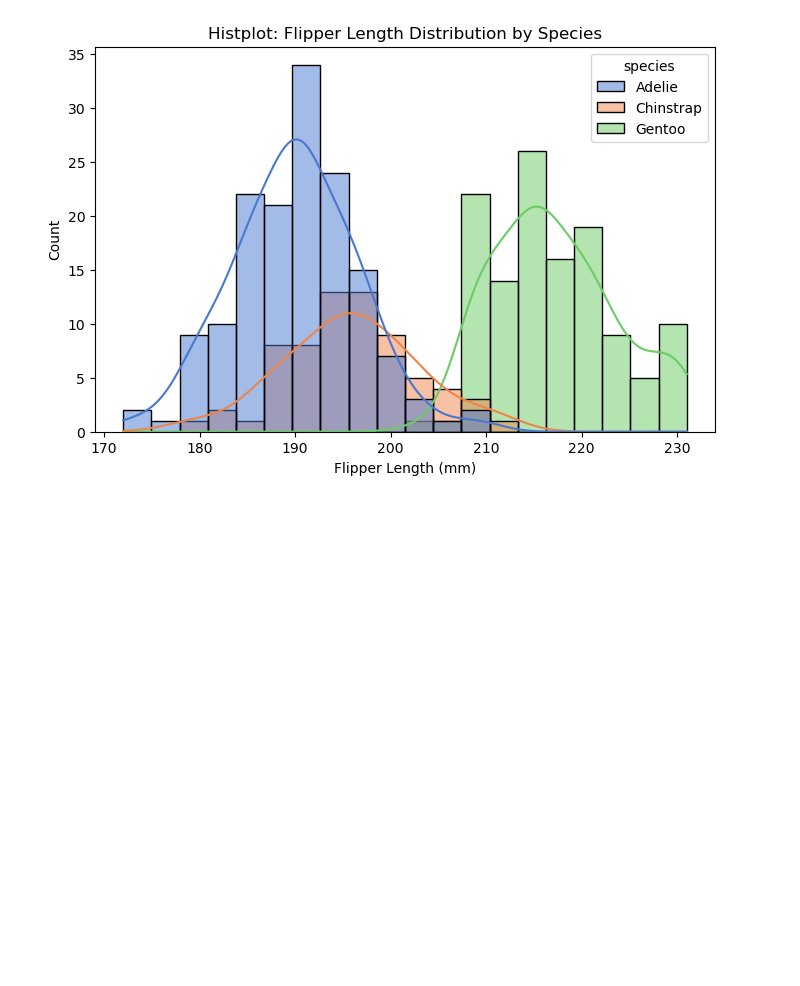
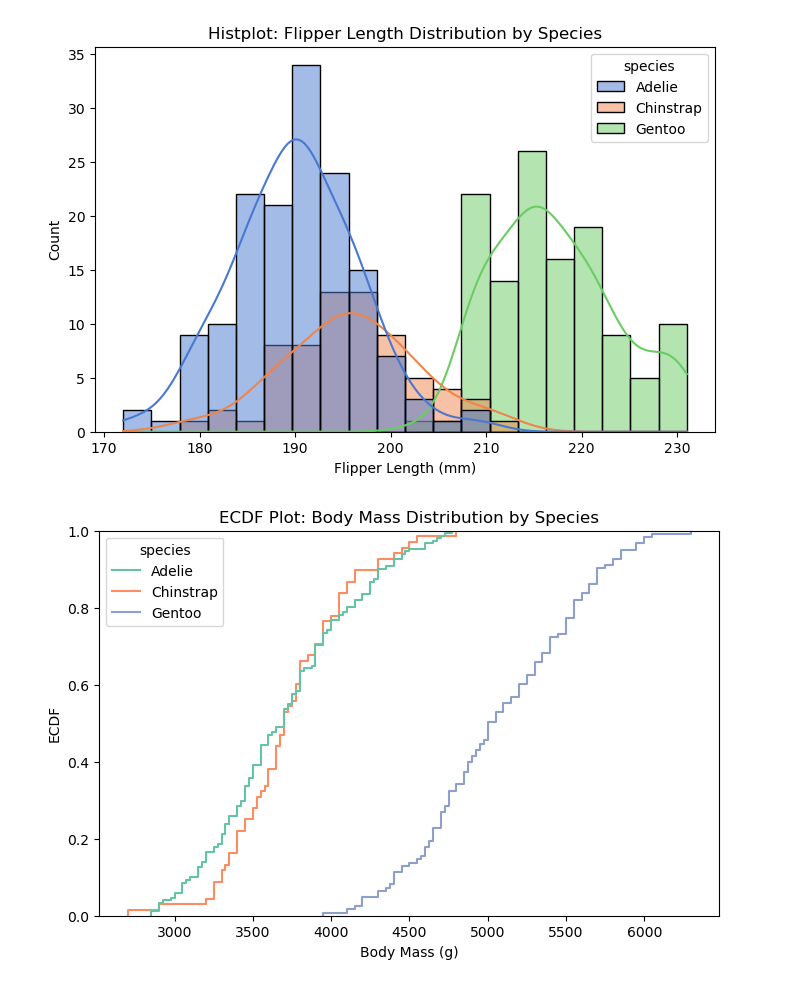
Before and after one commit to md-faiyazkhan/ml-practice, a Jupyter notebook: Seaborn/Seaborn.ipynb, the cells around one changed output. Saved outputs shown, nothing was run; the diff lists cells and outputs as text; code cells hidden in the pictures; blank space fills up the shorter version.

```diff
--- a/Seaborn/Seaborn.ipynb
+++ b/Seaborn/Seaborn.ipynb
@@ -283,3 +283,17 @@ plt.ylabel("Count")
 plt.show()
 # %% [output]
 [figure]
+# %%
+# ECDF plot of body mass by species
+plt.figure(figsize=(8,5))
+
+sns.ecdfplot(data=penguins, x="body_mass_g", hue="species", palette="Set2")
+
+# Add title and labels
+plt.title("ECDF Plot: Body Mass Distribution by Species")
+plt.xlabel("Body Mass (g)")
+plt.ylabel("ECDF")
+
+plt.show()
+# %% [output]
+[figure, added]
```
